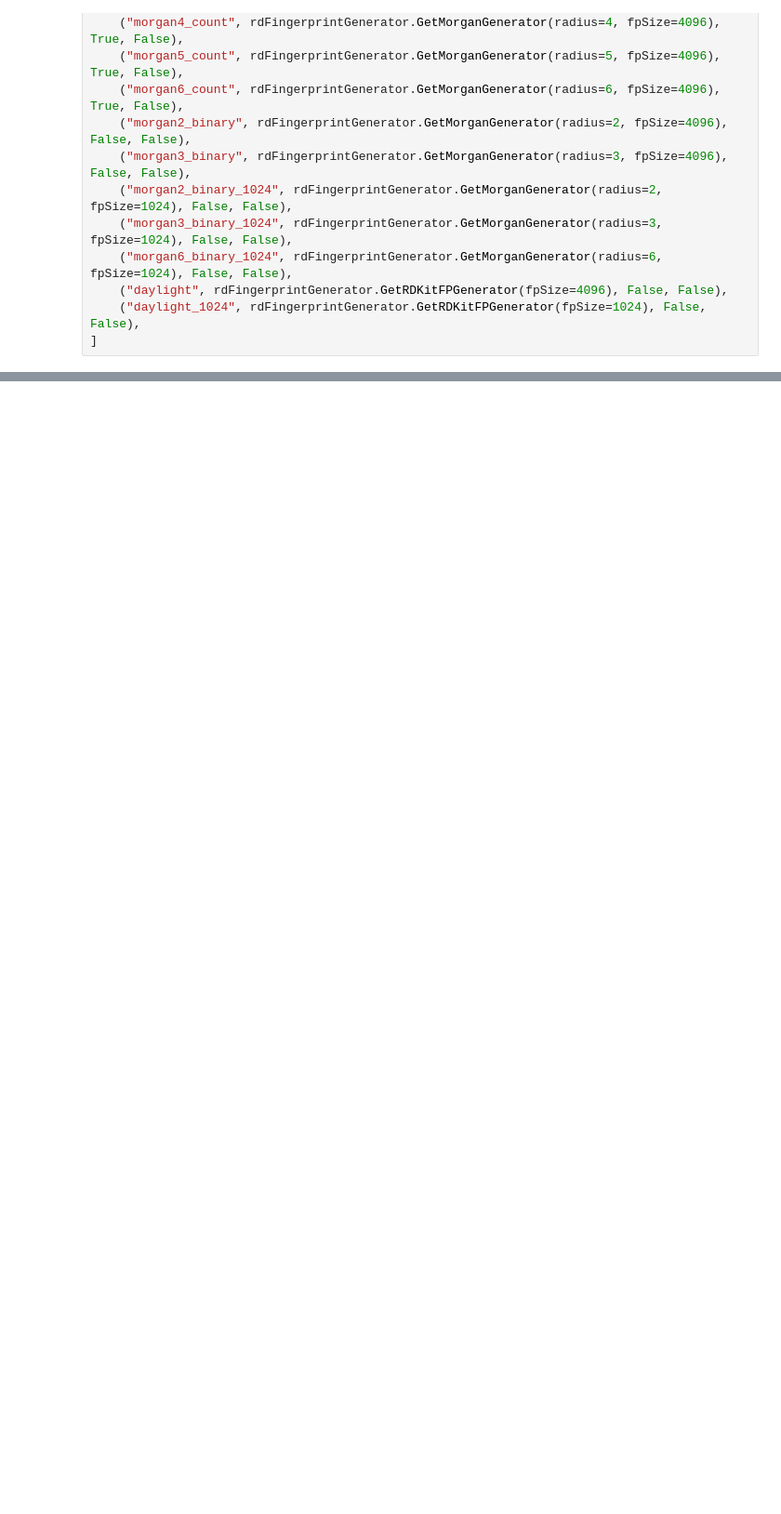
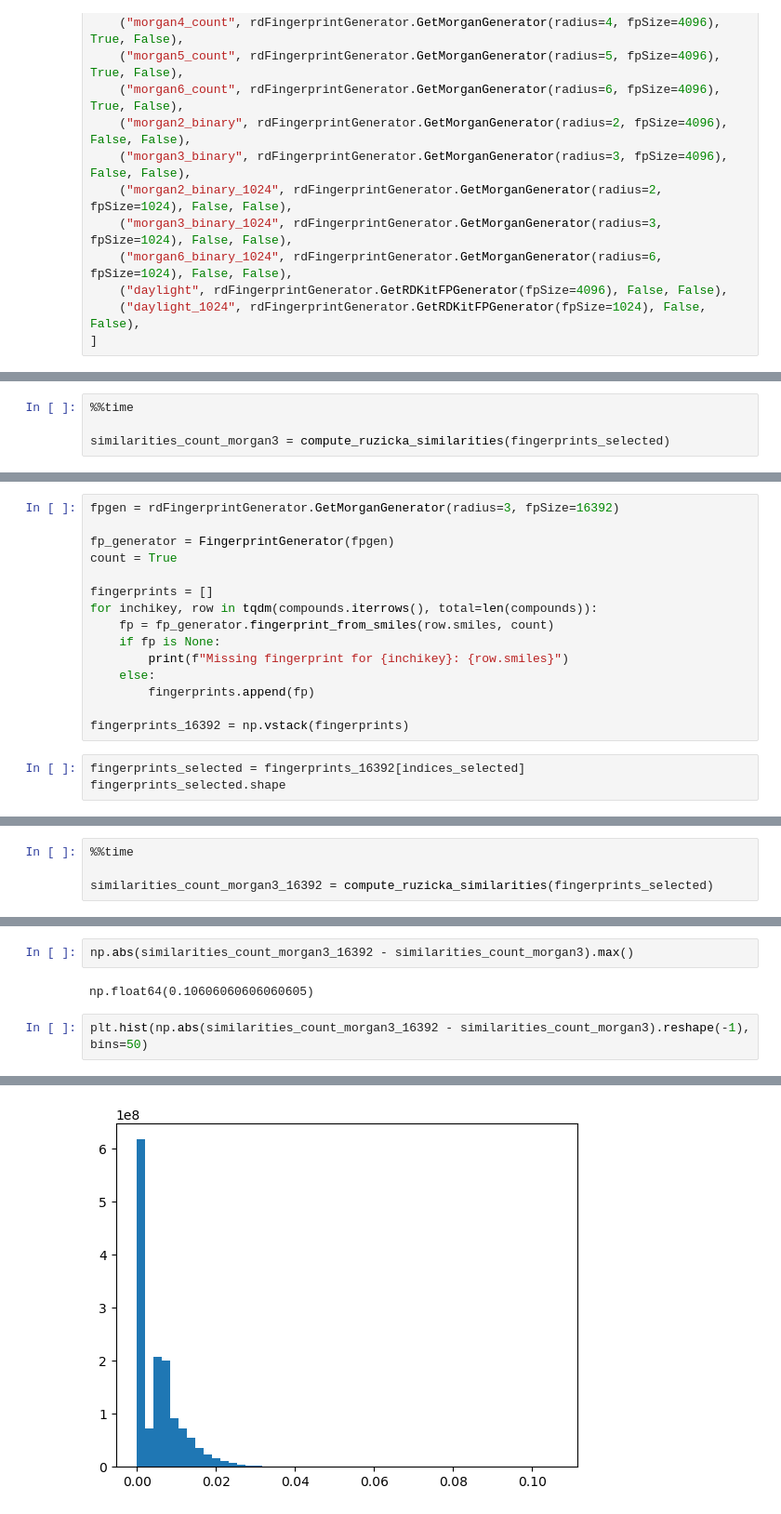
Before and after one commit to florian-huber/molecular_fingerprint_comparisons, a Jupyter notebook: notebooks/fingerprint_analysis_02_similarities.ipynb, the cells around one changed output, grey strips where cells are left out. Shown at 93% size. Drawn from its saved outputs; the diff is of its cells as text; blank space fills up the shorter version.

```diff
--- a/notebooks/fingerprint_analysis_02_similarities.ipynb
+++ b/notebooks/fingerprint_analysis_02_similarities.ipynb
@@ -129,0 +173,4 @@ NameError: name 'fingerprints' is not defined
+# %%
+%%time
+
+similarities_count_morgan3 = compute_ruzicka_similarities(fingerprints_selected)
@@ -129,0 +187,18 @@ NameError: name 'fingerprints' is not defined
+# %%
+fpgen = rdFingerprintGenerator.GetMorganGenerator(radius=3, fpSize=16392)
+
+fp_generator = FingerprintGenerator(fpgen)
+count = True
+
+fingerprints = []
+for inchikey, row in tqdm(compounds.iterrows(), total=len(compounds)):
+    fp = fp_generator.fingerprint_from_smiles(row.smiles, count)
+    if fp is None:
+        print(f"Missing fingerprint for {inchikey}: {row.smiles}")
+    else:
+        fingerprints.append(fp)
+
+fingerprints_16392 = np.vstack(fingerprints)
+# %%
+fingerprints_selected = fingerprints_16392[indices_selected]
+fingerprints_selected.shape
@@ -129,0 +207,4 @@ NameError: name 'fingerprints' is not defined
+# %%
+%%time
+
+similarities_count_morgan3_16392 = compute_ruzicka_similarities(fingerprints_selected)
@@ -129,0 +214,7 @@ NameError: name 'fingerprints' is not defined
+# %%
+np.abs(similarities_count_morgan3_16392 - similarities_count_morgan3).max()
+# %% [output]
+np.float64(0.10606060606060605)
+# %%
+plt.hist(np.abs(similarities_count_morgan3_16392 - similarities_count_morgan3).reshape(-1), bins=50)
+# %% [output]
@@ -129,0 +238 @@ NameError: name 'fingerprints' is not defined
+[figure, added]
```
Also changed, not shown: parts of 54 cells of this notebook.
